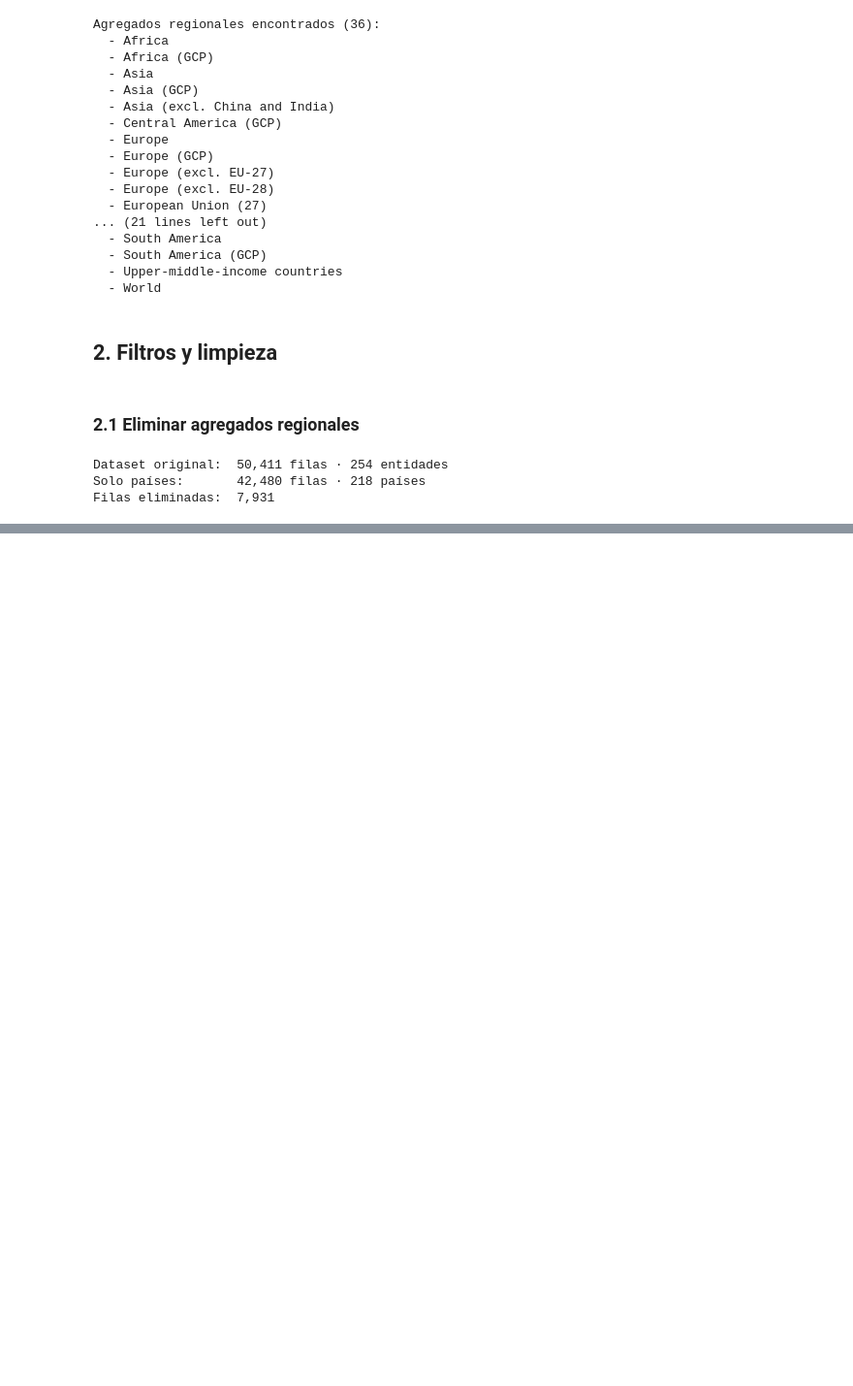
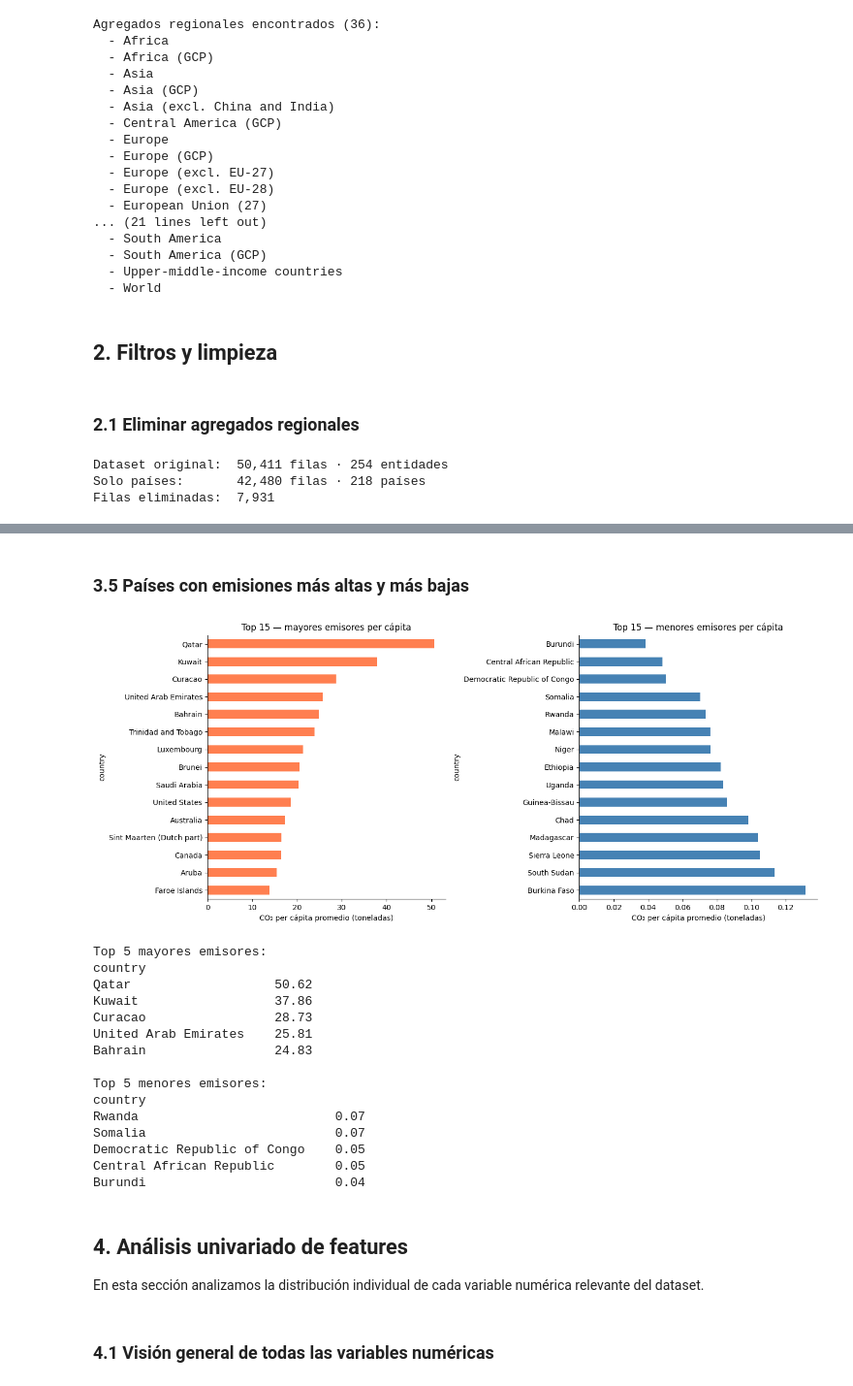
Before and after one commit to RamonEppens/Analisis_Predictivo_Co2, a Jupyter notebook: notebooks/Examen1-AnálisisPredictivo.ipynb, the cells around one changed output, grey strips where cells are left out. Shown at 97% size. Saved outputs shown, nothing was run; the diff lists cells and outputs as text; code cells hidden in the pictures; blank space fills up the shorter version.

```diff
--- a/notebooks/Examen1-AnálisisPredictivo.ipynb
+++ b/notebooks/Examen1-AnálisisPredictivo.ipynb
@@ -254,0 +571,52 @@ Países:              218
+# %% [markdown]
+### 3.5 Países con emisiones más altas y más bajas
+# %%
+# === TOP Y BOTTOM PAÍSES (promedio 1990-2022) ===
+promedio_pais = (df_clean.groupby('country')['co2_per_capita']
+                 .mean()
+                 .dropna()
+                 .sort_values(ascending=False))
+
+fig, axes = plt.subplots(1, 2, figsize=(14, 6))
+
+# Top 15 mayores emisores
+promedio_pais.head(15).sort_values().plot(
+    kind='barh', ax=axes[0], color='coral')
+axes[0].set_title('Top 15 — mayores emisores per cápita', fontsize=12)
+axes[0].set_xlabel('CO₂ per cápita promedio (toneladas)')
+
+# Top 15 menores emisores
+promedio_pais.tail(15).sort_values(ascending=False).plot(
+    kind='barh', ax=axes[1], color='steelblue')
+axes[1].set_title('Top 15 — menores emisores per cápita', fontsize=12)
+axes[1].set_xlabel('CO₂ per cápita promedio (toneladas)')
+
+plt.tight_layout()
+plt.show()
+
+print("\nTop 5 mayores emisores:")
+print(promedio_pais.head(5).round(2).to_string())
+print("\nTop 5 menores emisores:")
+print(promedio_pais.tail(5).round(2).to_string())
+# %% [output]
+[figure, added]
+Top 5 mayores emisores:
+country
+Qatar                   50.62
+Kuwait                  37.86
+Curacao                 28.73
+United Arab Emirates    25.81
+Bahrain                 24.83
+
+Top 5 menores emisores:
+country
+Rwanda                          0.07
+Somalia                         0.07
+Democratic Republic of Congo    0.05
+Central African Republic        0.05
+Burundi                         0.04
+# %% [markdown]
+## 4. Análisis univariado de features
+En esta sección analizamos la distribución individual de cada variable numérica relevante del dataset.
+# %% [markdown]
+### 4.1 Visión general de todas las variables numéricas
```
Also changed, not shown: parts of 34 cells of this notebook.
